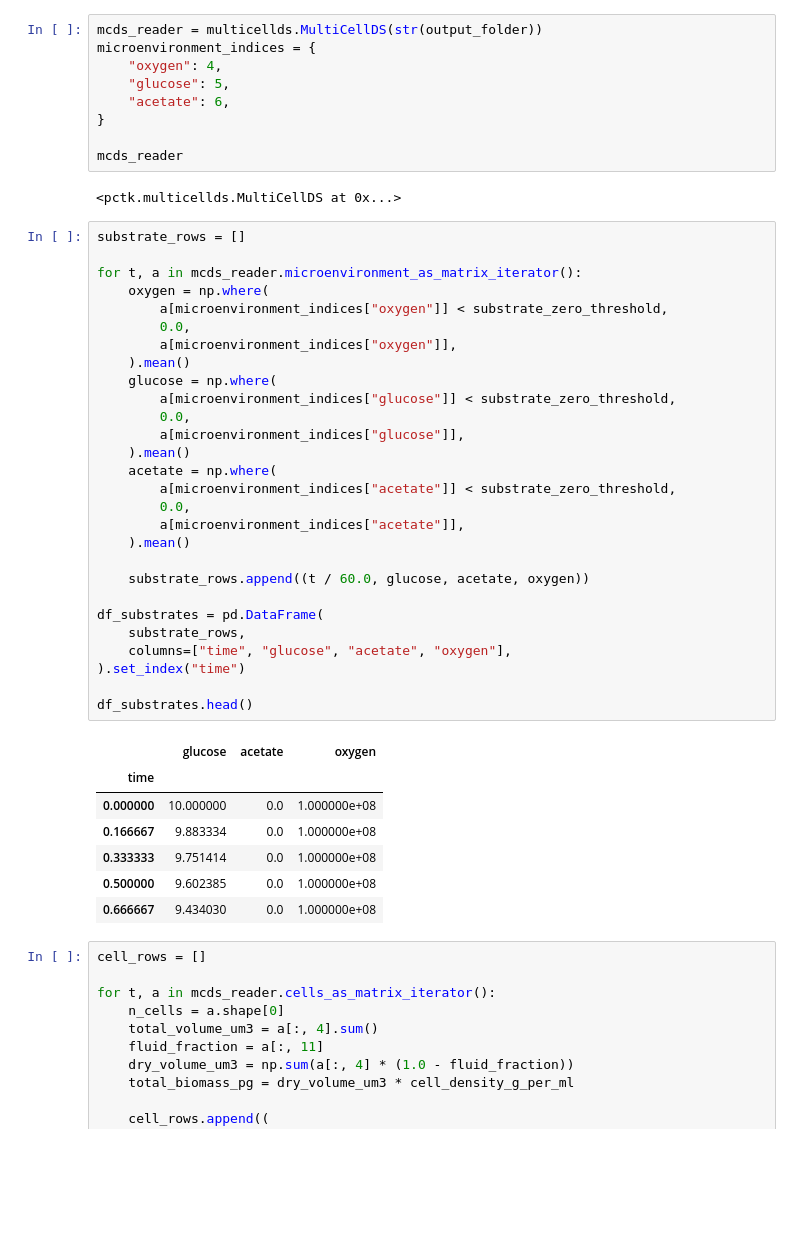
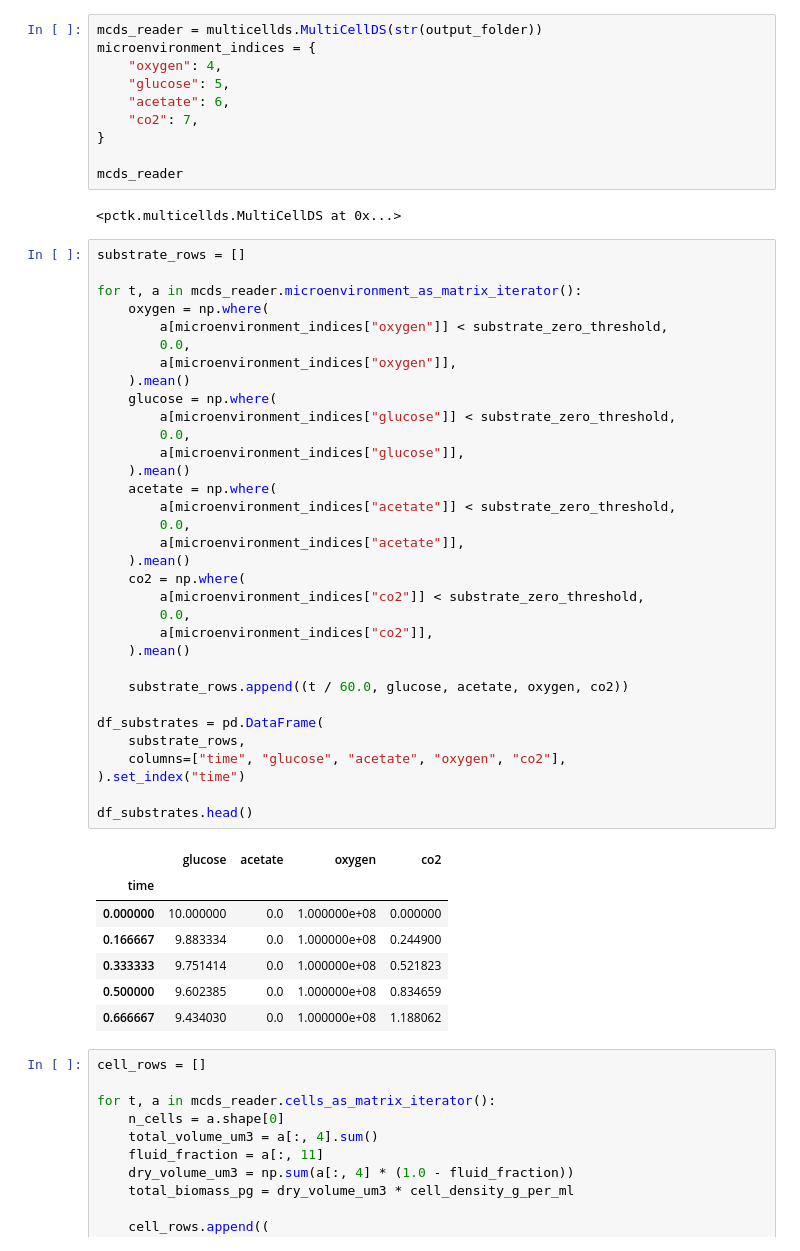
Before and after one commit to PhysiCelldFBA/PhysiCelldFBA, a Jupyter notebook: sample_projects_intracellular/fba/dfba_unit_test/scripts/dfba_analysis.ipynb, the cells around one changed output. Saved outputs shown, nothing was run; the diff lists cells and outputs as text; blank space fills up the shorter version.

```diff
--- a/sample_projects_intracellular/fba/dfba_unit_test/scripts/dfba_analysis.ipynb
+++ b/sample_projects_intracellular/fba/dfba_unit_test/scripts/dfba_analysis.ipynb
@@ -25,6 +25,7 @@ microenvironment_indices = {
     "oxygen": 4,
     "glucose": 5,
     "acetate": 6,
+    "co2": 7,
 }
 
 mcds_reader
@@ -33,39 +34,44 @@ mcds_reader
 # %%
 substrate_rows = []
 
 for t, a in mcds_reader.microenvironment_as_matrix_iterator():
     oxygen = np.where(
         a[microenvironment_indices["oxygen"]] < substrate_zero_threshold,
         0.0,
         a[microenvironment_indices["oxygen"]],
     ).mean()
     glucose = np.where(
         a[microenvironment_indices["glucose"]] < substrate_zero_threshold,
         0.0,
         a[microenvironment_indices["glucose"]],
     ).mean()
     acetate = np.where(
         a[microenvironment_indices["acetate"]] < substrate_zero_threshold,
         0.0,
         a[microenvironment_indices["acetate"]],
     ).mean()
+    co2 = np.where(
+        a[microenvironment_indices["co2"]] < substrate_zero_threshold,
+        0.0,
+        a[microenvironment_indices["co2"]],
+    ).mean()
 
-    substrate_rows.append((t / 60.0, glucose, acetate, oxygen))
+    substrate_rows.append((t / 60.0, glucose, acetate, oxygen, co2))
 
 df_substrates = pd.DataFrame(
     substrate_rows,
-    columns=["time", "glucose", "acetate", "oxygen"],
+    columns=["time", "glucose", "acetate", "oxygen", "co2"],
 ).set_index("time")
 
 df_substrates.head()
 # %% [output]
-|  | glucose | acetate | oxygen |
-| time |  |  |  |
-| 0.000000 | 10.000000 | 0.0 | 1.000000e+08 |
-| 0.166667 | 9.883334 | 0.0 | 1.000000e+08 |
-| 0.333333 | 9.751414 | 0.0 | 1.000000e+08 |
-| 0.500000 | 9.602385 | 0.0 | 1.000000e+08 |
-| 0.666667 | 9.434030 | 0.0 | 1.000000e+08 |
+|  | glucose | acetate | oxygen | co2 |
+| time |  |  |  |  |
+| 0.000000 | 10.000000 | 0.0 | 1.000000e+08 | 0.000000 |
+| 0.166667 | 9.883334 | 0.0 | 1.000000e+08 | 0.244900 |
+| 0.333333 | 9.751414 | 0.0 | 1.000000e+08 | 0.521823 |
+| 0.500000 | 9.602385 | 0.0 | 1.000000e+08 | 0.834659 |
+| 0.666667 | 9.434030 | 0.0 | 1.000000e+08 | 1.188062 |
 # %%
 cell_rows = []
 
```
Also changed, not shown: parts of 5 cells of this notebook.
